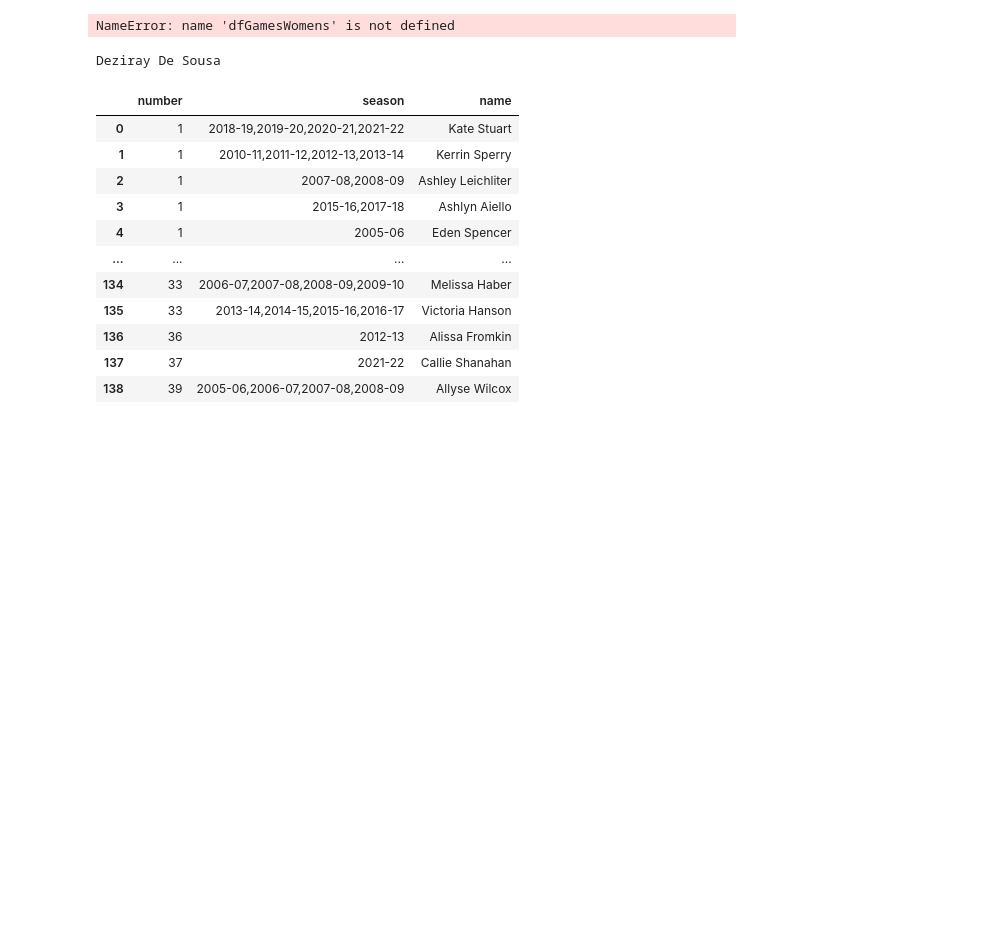
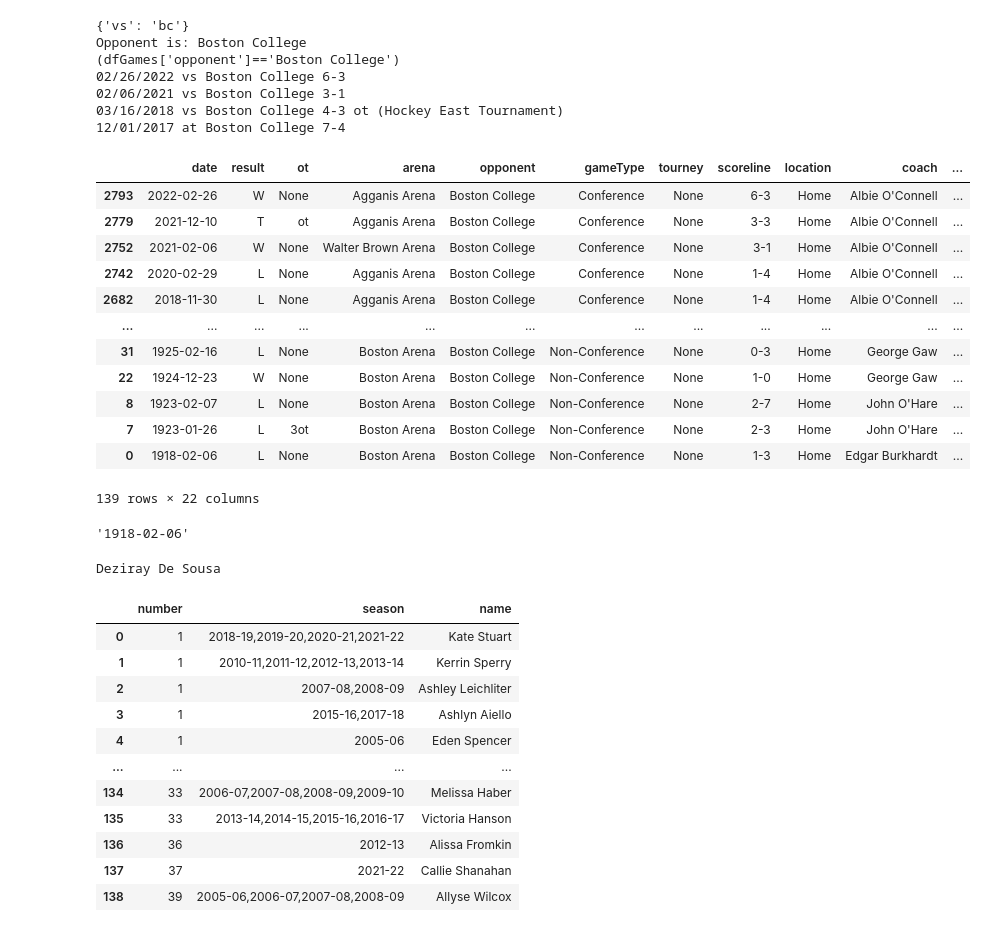
Before and after one commit to redsoxfan2194/buhockeystats, a Jupyter notebook: BU Record Book-Clean.ipynb, the cells around one changed output. Drawn from its saved outputs; the diff is of its cells as text; code cells hidden in the pictures; blank space fills up the shorter version.

Commit message:
add ability to list more than 1 game

```diff
--- a/BU Record Book-Clean.ipynb
+++ b/BU Record Book-Clean.ipynb
@@ -2033,7 +2051,7 @@ def getBeanpotStats(dfBean,query):
 #query='last game in 7+ goal games under albie'
 #query="#33 in 2018-19"
 #query="1994 beanpot eberly"
-query="womens record vs bc"
+query="last 4 wins vs bc"
 query,gender=determineGender(query)
 query=query.lstrip(' ')
 if(gender=='Womens'):
@@ -2049,6 +2067,7 @@ if(result==''):
         if(gender=='Womens'):
             result=getResults(dfGamesWomens,query)
         else:
+            #print(query)
             result=getResults(dfGames,query)
     else:
         playerDfs={}
@@ -2072,7 +2091,33 @@ if(result==''):
         result=getPlayerStats(playerDfs,query)
 print(result)
 # %% [output]
-NameError: name 'dfGamesWomens' is not defined
+{'vs': 'bc'}
+Opponent is: Boston College
+(dfGames['opponent']=='Boston College')
+02/26/2022 vs Boston College 6-3
+02/06/2021 vs Boston College 3-1
+03/16/2018 vs Boston College 4-3 ot (Hockey East Tournament)
+12/01/2017 at Boston College 7-4
+# %%
+dfGames.loc[(dfGames['opponent']=='Boston College') & (dfGames['location']=='Home')].sort_values('date',ascending=False)
+# %% [output]
+|  | date | result | ot | arena | opponent | gameType | tourney | scoreline | location | coach | ... |
+| 2793 | 2022-02-26 | W | None | Agganis Arena | Boston College | Conference | None | 6-3 | Home | Albie O'Connell | ... |
+| 2779 | 2021-12-10 | T | ot | Agganis Arena | Boston College | Conference | None | 3-3 | Home | Albie O'Connell | ... |
+| 2752 | 2021-02-06 | W | None | Walter Brown Arena | Boston College | Conference | None | 3-1 | Home | Albie O'Connell | ... |
+| 2742 | 2020-02-29 | L | None | Agganis Arena | Boston College | Conference | None | 1-4 | Home | Albie O'Connell | ... |
+| 2682 | 2018-11-30 | L | None | Agganis Arena | Boston College | Conference | None | 1-4 | Home | Albie O'Connell | ... |
+| ... | ... | ... | ... | ... | ... | ... | ... | ... | ... | ... | ... |
+| 31 | 1925-02-16 | L | None | Boston Arena | Boston College | Non-Conference | None | 0-3 | Home | George Gaw | ... |
+| 22 | 1924-12-23 | W | None | Boston Arena | Boston College | Non-Conference | None | 1-0 | Home | George Gaw | ... |
+| 8 | 1923-02-07 | L | None | Boston Arena | Boston College | Non-Conference | None | 2-7 | Home | John O'Hare | ... |
+| 7 | 1923-01-26 | L | 3ot | Boston Arena | Boston College | Non-Conference | None | 2-3 | Home | John O'Hare | ... |
+| 0 | 1918-02-06 | L | None | Boston Arena | Boston College | Non-Conference | None | 1-3 | Home | Edgar Burkhardt | ... |
+139 rows × 22 columns
+# %%
+str(x.iloc[0]['date'])[:10]
+# %% [output]
+'1918-02-06'
 # %%
 query="record in hea tourney between 2012 and 2016"
 query="#8 in 2017-18"
```
Also changed, not shown: parts of 2 cells of this notebook, 1 other file.
